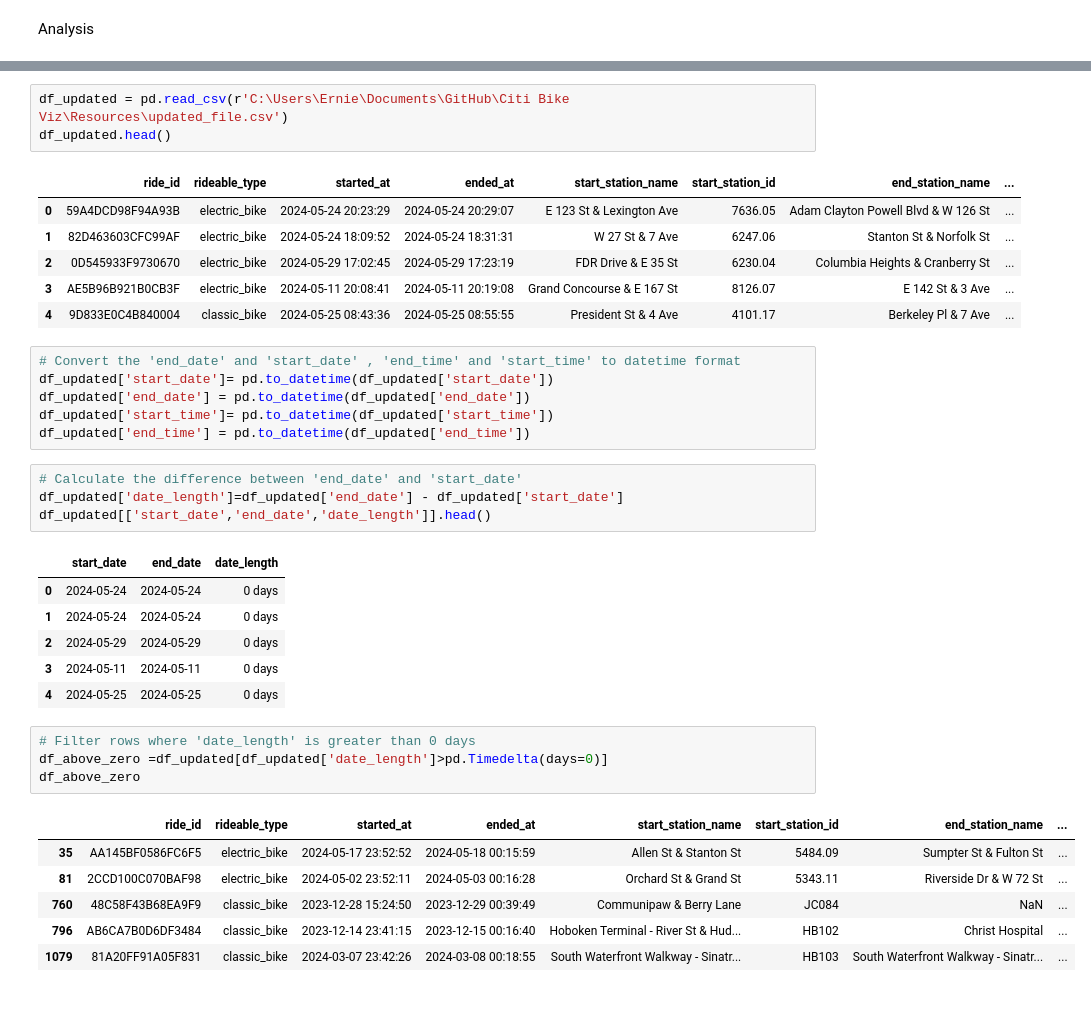
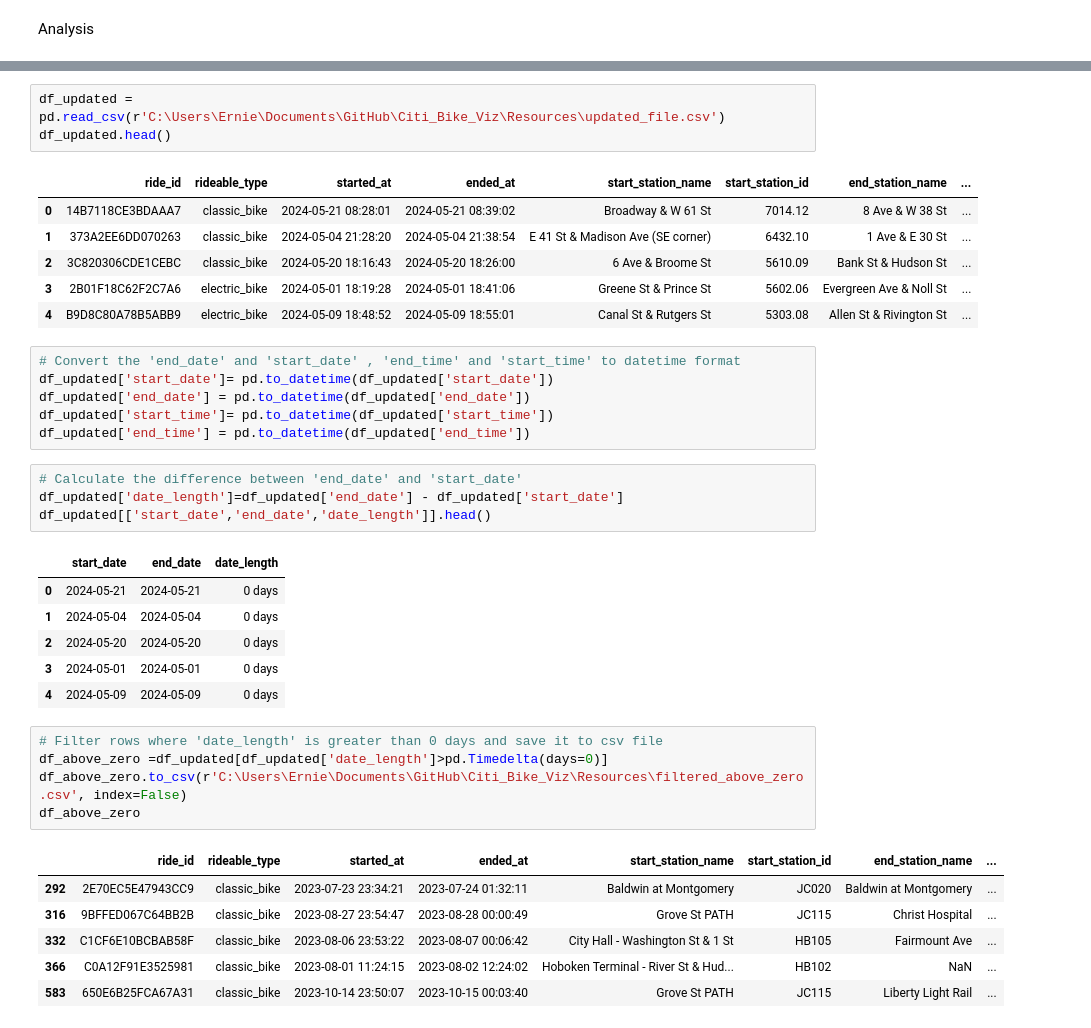
Before and after one commit to Ernawaty2024/Citi_Bike_Viz, a Jupyter notebook: Aggregated_data.ipynb, the cells around one changed output, grey strips where cells are left out. Drawn from its saved outputs; the diff is of its cells as text.

```diff
--- a/Aggregated_data.ipynb
+++ b/Aggregated_data.ipynb
@@ -59,13 +92,13 @@ Analysis
 # %%
-df_updated = pd.read_csv(r'C:\Users\Ernie\Documents\GitHub\Citi Bike Viz\Resources\updated_file.csv')
+df_updated = pd.read_csv(r'C:\Users\Ernie\Documents\GitHub\Citi_Bike_Viz\Resources\updated_file.csv')
 df_updated.head()
 # %% [output]
 |  | ride_id | rideable_type | started_at | ended_at | start_station_name | start_station_id | end_station_name | ... |
-| 0 | 59A4DCD98F94A93B | electric_bike | 2024-05-24 20:23:29 | 2024-05-24 20:29:07 | E 123 St & Lexington Ave | 7636.05 | Adam Clayton Powell Blvd & W 126 St | ... |
-| 1 | 82D463603CFC99AF | electric_bike | 2024-05-24 18:09:52 | 2024-05-24 18:31:31 | W 27 St & 7 Ave | 6247.06 | Stanton St & Norfolk St | ... |
-| 2 | 0D545933F9730670 | electric_bike | 2024-05-29 17:02:45 | 2024-05-29 17:23:19 | FDR Drive & E 35 St | 6230.04 | Columbia Heights & Cranberry St | ... |
-| 3 | AE5B96B921B0CB3F | electric_bike | 2024-05-11 20:08:41 | 2024-05-11 20:19:08 | Grand Concourse & E 167 St | 8126.07 | E 142 St & 3 Ave | ... |
-| 4 | 9D833E0C4B840004 | classic_bike | 2024-05-25 08:43:36 | 2024-05-25 08:55:55 | President St & 4 Ave | 4101.17 | Berkeley Pl & 7 Ave | ... |
+| 0 | 14B7118CE3BDAAA7 | classic_bike | 2024-05-21 08:28:01 | 2024-05-21 08:39:02 | Broadway & W 61 St | 7014.12 | 8 Ave & W 38 St | ... |
+| 1 | 373A2EE6DD070263 | classic_bike | 2024-05-04 21:28:20 | 2024-05-04 21:38:54 | E 41 St & Madison Ave (SE corner) | 6432.10 | 1 Ave & E 30 St | ... |
+| 2 | 3C820306CDE1CEBC | classic_bike | 2024-05-20 18:16:43 | 2024-05-20 18:26:00 | 6 Ave & Broome St | 5610.09 | Bank St & Hudson St | ... |
+| 3 | 2B01F18C62F2C7A6 | electric_bike | 2024-05-01 18:19:28 | 2024-05-01 18:41:06 | Greene St & Prince St | 5602.06 | Evergreen Ave & Noll St | ... |
+| 4 | B9D8C80A78B5ABB9 | electric_bike | 2024-05-09 18:48:52 | 2024-05-09 18:55:01 | Canal St & Rutgers St | 5303.08 | Allen St & Rivington St | ... |
 # %%
 # Convert the 'end_date' and 'start_date' , 'end_time' and 'start_time' to datetime format
 df_updated['start_date']= pd.to_datetime(df_updated['start_date'])
@@ -78,22 +111,23 @@ df_updated['date_length']=df_updated['end_date'] - df_updated['start_date']
 df_updated[['start_date','end_date','date_length']].head()
 # %% [output]
 |  | start_date | end_date | date_length |
-| 0 | 2024-05-24 | 2024-05-24 | 0 days |
-| 1 | 2024-05-24 | 2024-05-24 | 0 days |
-| 2 | 2024-05-29 | 2024-05-29 | 0 days |
-| 3 | 2024-05-11 | 2024-05-11 | 0 days |
-| 4 | 2024-05-25 | 2024-05-25 | 0 days |
+| 0 | 2024-05-21 | 2024-05-21 | 0 days |
+| 1 | 2024-05-04 | 2024-05-04 | 0 days |
+| 2 | 2024-05-20 | 2024-05-20 | 0 days |
+| 3 | 2024-05-01 | 2024-05-01 | 0 days |
+| 4 | 2024-05-09 | 2024-05-09 | 0 days |
 # %%
-# Filter rows where 'date_length' is greater than 0 days
+# Filter rows where 'date_length' is greater than 0 days and save it to csv file
 df_above_zero =df_updated[df_updated['date_length']>pd.Timedelta(days=0)]
+df_above_zero.to_csv(r'C:\Users\Ernie\Documents\GitHub\Citi_Bike_Viz\Resources\filtered_above_zero.csv', index=False)
 df_above_zero
 # %% [output]
 |  | ride_id | rideable_type | started_at | ended_at | start_station_name | start_station_id | end_station_name | ... |
-| 35 | AA145BF0586FC6F5 | electric_bike | 2024-05-17 23:52:52 | 2024-05-18 00:15:59 | Allen St & Stanton St | 5484.09 | Sumpter St & Fulton St | ... |
-| 81 | 2CCD100C070BAF98 | electric_bike | 2024-05-02 23:52:11 | 2024-05-03 00:16:28 | Orchard St & Grand St | 5343.11 | Riverside Dr & W 72 St | ... |
-| 760 | 48C58F43B68EA9F9 | classic_bike | 2023-12-28 15:24:50 | 2023-12-29 00:39:49 | Communipaw & Berry Lane | JC084 | NaN | ... |
-| 796 | AB6CA7B0D6DF3484 | classic_bike | 2023-12-14 23:41:15 | 2023-12-15 00:16:40 | Hoboken Terminal - River St & Hud... | HB102 | Christ Hospital | ... |
-| 1079 | 81A20FF91A05F831 | classic_bike | 2024-03-07 23:42:26 | 2024-03-08 00:18:55 | South Waterfront Walkway - Sinatr... | HB103 | South Waterfront Walkway - Sinatr... | ... |
+| 292 | 2E70EC5E47943CC9 | classic_bike | 2023-07-23 23:34:21 | 2023-07-24 01:32:11 | Baldwin at Montgomery | JC020 | Baldwin at Montgomery | ... |
+| 316 | 9BFFED067C64BB2B | classic_bike | 2023-08-27 23:54:47 | 2023-08-28 00:00:49 | Grove St PATH | JC115 | Christ Hospital | ... |
+| 332 | C1CF6E10BCBAB58F | classic_bike | 2023-08-06 23:53:22 | 2023-08-07 00:06:42 | City Hall - Washington St & 1 St | HB105 | Fairmount Ave | ... |
+| 366 | C0A12F91E3525981 | classic_bike | 2023-08-01 11:24:15 | 2023-08-02 12:24:02 | Hoboken Terminal - River St & Hud... | HB102 | NaN | ... |
+| 583 | 650E6B25FCA67A31 | classic_bike | 2023-10-14 23:50:07 | 2023-10-15 00:03:40 | Grove St PATH | JC115 | Liberty Light Rail | ... |
 # %%
 # Calculate the difference between 'end_time' and 'start_time'
 df_updated['time_length']=df_updated['end_time'] - df_updated['start_time']
```
Also changed, not shown: parts of 7 cells of this notebook, 3 other files.
